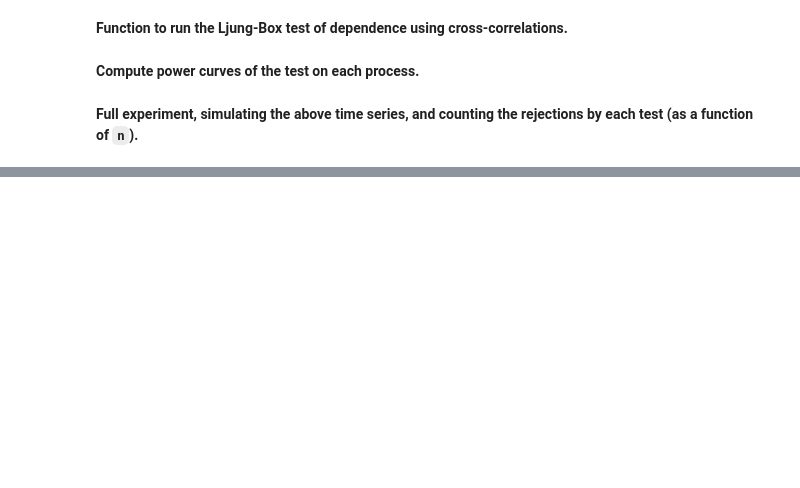
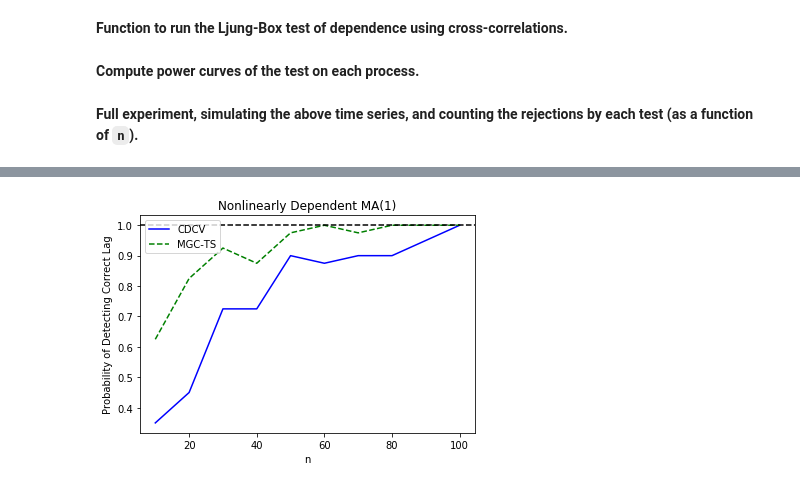
Before and after one commit to neurodata/mgcpy-old, a Jupyter notebook: demos/time-series.ipynb, the cells around one changed output, grey strips where cells are left out. Cells and saved outputs as stored; diff of their text form; code cells hidden in the pictures; blank space fills up the shorter version.

Commit message:
Updated mgc-ts and dcov-ts to report optimal lag, with notebook demo.

```diff
--- a/demos/time-series.ipynb
+++ b/demos/time-series.ipynb
@@ -145,13 +152,28 @@ def power_curve(sample_sizes, powers_cdcv, powers_lb, powers_mgc_ts, alpha, titl
     plt.show()
+# %%
+def optimal_lag_curve(sample_sizes, probs_cdcv, probs_mgc_ts, title):
+    fig, ax = plt.subplots()
+    plt.title(title)
+    plt.xlabel("n")
+    plt.ylabel("Probability of Detecting Correct Lag")
+
+    plt.plot(sample_sizes, probs_cdcv, linestyle = '-', color = 'blue')
+    plt.plot(sample_sizes, probs_mgc_ts, linestyle = '--', color = 'green')
+    ax.legend(['CDCV', 'MGC-TS'], loc = 'upper left')
+
+    ax.axhline(y=1, color = 'black', linestyle = '--')
+    filename = "optimal_lag_%s.png" % title
+    plt.savefig(filename)
+    plt.show()
 # %% [markdown]
 **Full experiment, simulating the above time series, and counting the rejections by each test (as a function of `n`).**
 # %%
 # Experimental parameters.
-sample_sizes  = range(10,90,10)
-num_sims      = 50
-num_bootstrap = 1000
+sample_sizes  = range(10,110,10)
+num_sims      = 40
+num_bootstrap = 100
 alpha         = 0.05
-maxlag        = 1
+maxlag        = 2
 
 cdcv   = CDCV(max_lag = maxlag)
 mgc_ts = MGC_TS(max_lag = maxlag)
@@ -159,24 +181,31 @@ mgc_ts = MGC_TS(max_lag = maxlag)
 powers_cdcv   = np.zeros(len(sample_sizes))
 powers_lb     = np.zeros(len(sample_sizes))
 powers_mgc_ts = np.zeros(len(sample_sizes))
+probs_cdcv    = np.zeros(len(sample_sizes))
+probs_mgc_ts  = np.zeros(len(sample_sizes))
 
-sims      = [#indep_ar1,
-             #lin_dep_ar1,
-             nonlin_dep_ma1]
-sim_names = [#"Power vs. Sample Size for Independent AR(1)",
-             #"Power vs. Sample Size for Correlated AR(1)",
-             "Power vs. Sample Size for Nonlin. Dependent MA(1)"]
+sims = [
+    #indep_ar1,
+    #lin_dep_ar1,
+    nonlin_dep_ma1
+]
+sim_names = [
+    #"Independent AR(1)",
+    #"Correlated AR(1)",
+    "Nonlinearly Dependent MA(1)"
+]
 
 # For each simulated process:
 for s in range(len(sims)):
     sim_type = sims[s]
-    # For each choice of sample size n:
     for i in range(len(sample_sizes)):
         rejects_cdcv   = 0.0
         rejects_lb     = 0.0
         rejects_mgc_ts = 0.0
+        detects_cdcv   = np.zeros(num_sims)
+        detects_mgc_ts = np.zeros(num_sims)
         n = sample_sizes[i]
-        print("Estimating power at sample size: ", str(n), end = "")
+        print("Estimating power/detection prob. at sample size: ", str(n), end = "")
 
         # Simulate time series and count rejections.
         for t in range(num_sims):
@@ -184,24 +213,31 @@ for s in range(len(sims)):
             X, Y = sim_type(n)
 
             # CDCV
-            p_value, _ = cdcv.p_value(X, Y, replication_factor = num_bootstrap)
-            if p_value < alpha:
-                rejects_cdcv += 1
+            CDCV_statistic, metadata = cdcv.test_statistic(X, Y)
+            #p_value, _ = cdcv.p_value(X, Y, replication_factor = num_bootstrap)
+            #if p_value < alpha:
+            #    rejects_cdcv += 1
+            detects_cdcv[t] = metadata['optimal_lag']
 
             # MGC TS
-            p_value, _ = mgc_ts.p_value(X, Y, replication_factor = num_bootstrap, is_fast = (n >= 40))
-            if p_value < alpha:
-                rejects_mgc_ts += 1
+            MGC_TS_statistic, metadata = mgc_ts.test_statistic(X, Y)
+            #p_value, _ = mgc_ts.p_value(X, Y, replication_factor = num_bootstrap, is_fast = False)
+            #if p_value < alpha:
+            #    rejects_mgc_ts += 1
+            detects_mgc_ts[t] = metadata['optimal_lag']
 
             # Ljung-Box
             if ljung_box(X, Y, maxlag, alpha):
                 rejects_lb += 1
 
-        powers_cdcv[i] = rejects_cdcv/num_sims
-        powers_lb[i] = rejects_lb/num_sims
+        powers_cdcv[i]   = rejects_cdcv/num_sims
+        powers_lb[i]     = rejects_lb/num_sims
         powers_mgc_ts[i] = rejects_mgc_ts/num_sims
+        probs_cdcv[i]    = len(detects_cdcv[np.where(detects_cdcv == 0)])/num_sims
+        probs_mgc_ts[i]  = len(detects_mgc_ts[np.where(detects_mgc_ts == 0)])/num_sims
         print("")
 
-    # Display power estimates.
-    power_curve(sample_sizes, powers_cdcv, powers_lb, powers_mgc_ts, alpha, sim_names[s])
+    # Display power estimates and probility of detecting the correct lag.
+    #power_curve(sample_sizes, powers_cdcv, powers_lb, powers_mgc_ts, alpha, sim_names[s])
+    optimal_lag_curve(sample_sizes, probs_cdcv, probs_mgc_ts, sim_names[s])
 # %% [output]
@@ -212,0 +254 @@ Estimating power at sample size:  50...............
+[figure, added]
```
Also changed, not shown: parts of 7 cells of this notebook, 2 other files.
